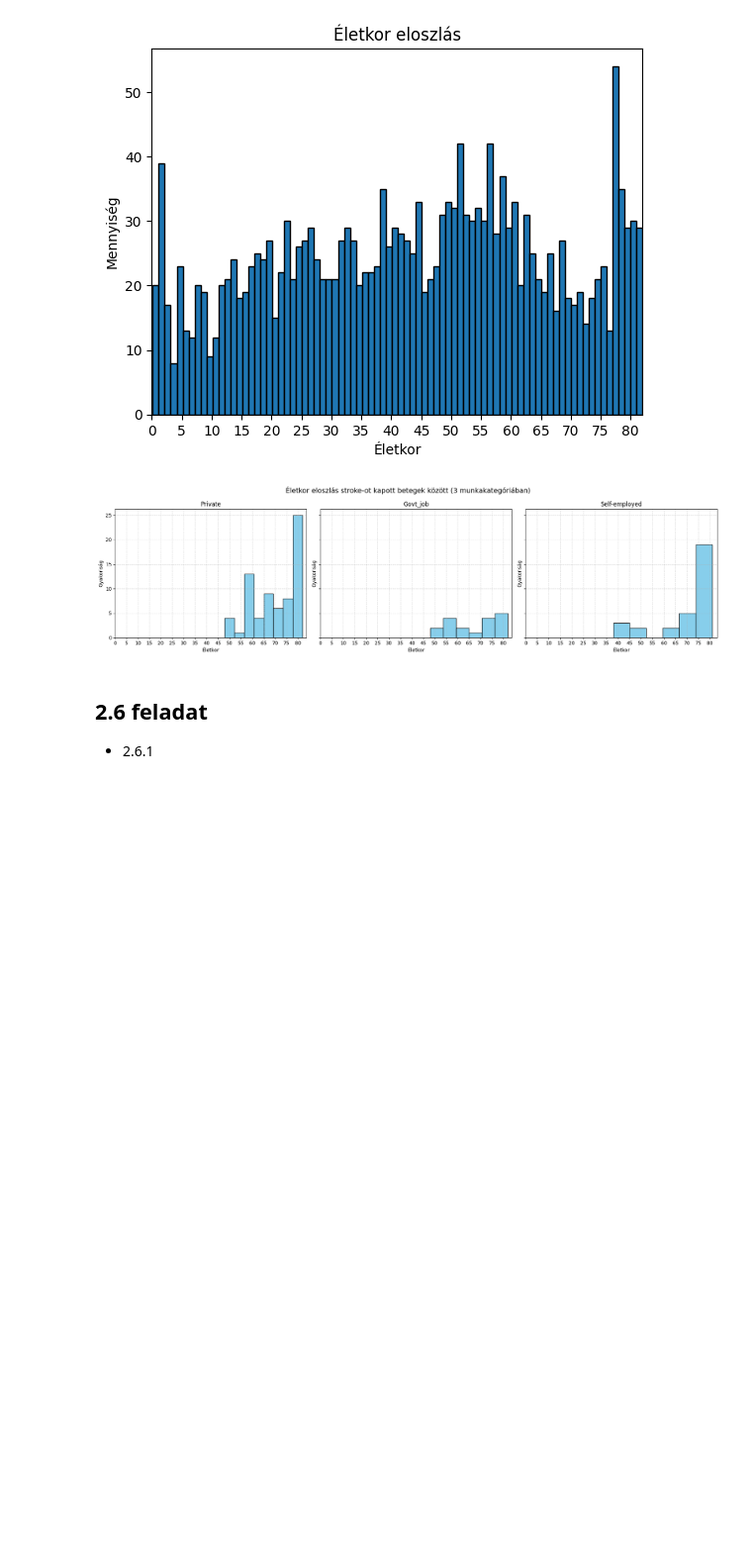
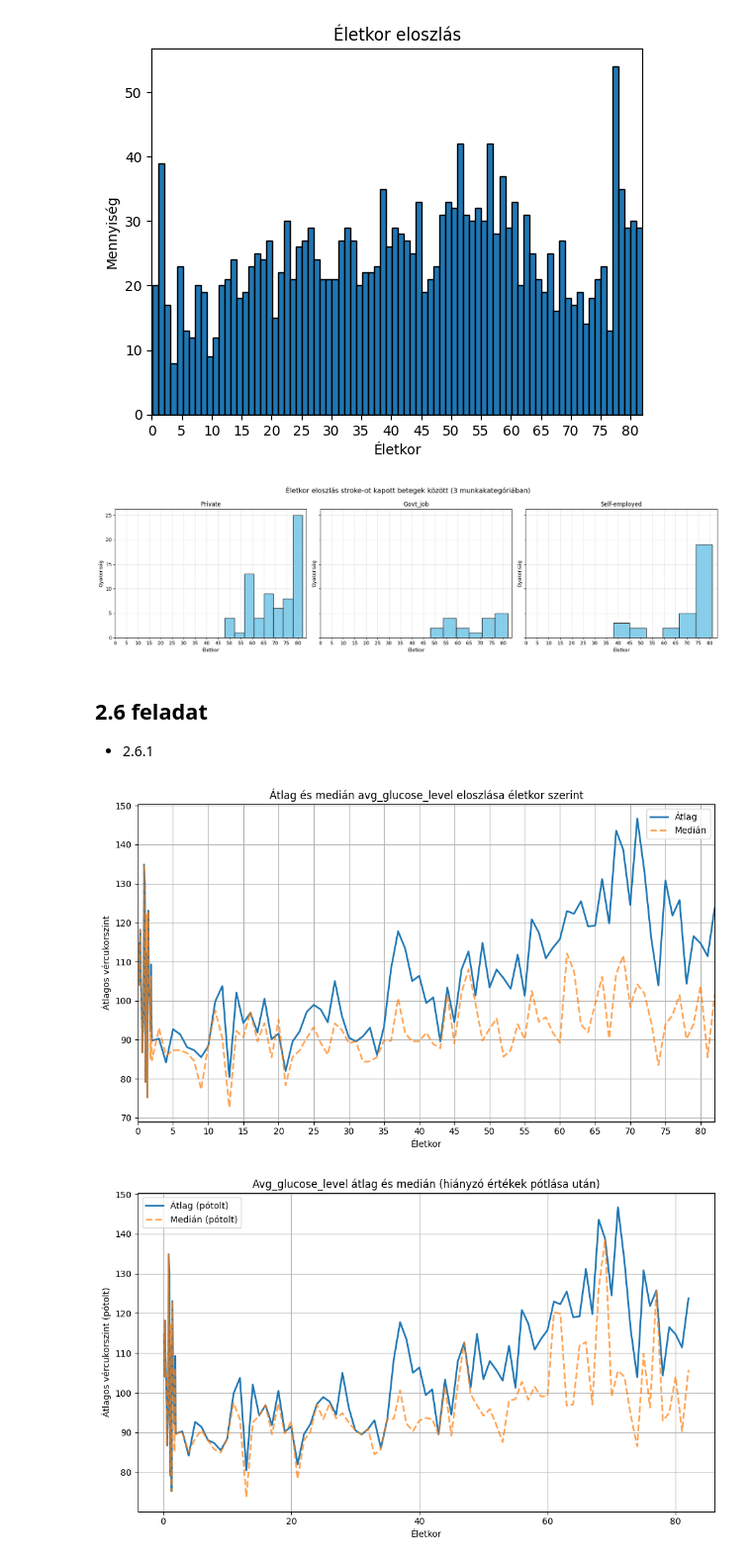
Before and after one commit to Mitosz01/PythonHazi, a Jupyter notebook: LKYEOR_python_adat.ipynb, the cells around one changed output. Shown: that part at 99% size. Drawn from its saved outputs; the diff is of its cells as text; code cells hidden in the pictures; blank space fills up the shorter version.

```diff
--- a/LKYEOR_python_adat.ipynb
+++ b/LKYEOR_python_adat.ipynb
@@ -245,3 +245,50 @@ Name: count, Length: 98, dtype: int64
 # %% [markdown]
 ## 2.6 feladat
 - 2.6.1
+# %%
+df = sampled_data[['age','avg_glucose_level']]
+grouped = df.groupby('age')['avg_glucose_level']
+átlag = grouped.mean()
+medián = grouped.median()
+
+plt.figure(figsize=(10, 6))
+plt.plot(átlag.index, átlag.values, label='Átlag', linewidth=2)
+plt.plot(medián.index, medián.values, label='Medián', linewidth=2, linestyle='--', alpha=0.7)
+
+plt.xlabel('Életkor')
+plt.ylabel('Átlagos vércukorszint')
+plt.xticks(np.arange(0, max(sampled_data['age']), 5))
+plt.xlim(0, max(sampled_data['age']))
+plt.title('Átlag és medián avg_glucose_level eloszlása életkor szerint')
+plt.legend()
+plt.grid(True)
+plt.tight_layout()
+plt.show()
+
+# 2. Hiányzó értékek pótlása az adott életkori átlaggal
+df_filled = sampled_data.copy()
+df_filled['avg_glucose_level'] = df_filled.apply(
+    lambda row: átlag[row['age']] if pd.isna(row['avg_glucose_level']) else row['avg_glucose_level'],
+    axis=1
+)
+
+# 3. Újra csoportosítás és számítás
+df_grouped_filled = df_filled.groupby('age')['avg_glucose_level']
+átlag_filled = df_grouped_filled.mean()
+medián_filled = df_grouped_filled.median()
+
+# 4. Ábra
+plt.figure(figsize=(10, 6))
+plt.plot(átlag_filled.index, átlag_filled.values, label='Átlag (pótolt)', linewidth=2)
+plt.plot(medián_filled.index, medián_filled.values, label='Medián (pótolt)', linewidth=2, linestyle='--', alpha=0.7)
+
+plt.xlabel('Életkor')
+plt.ylabel('Átlagos vércukorszint (pótolt)')
+plt.title('Avg_glucose_level átlag és medián (hiányzó értékek pótlása után)')
+plt.legend()
+plt.grid(True)
+plt.tight_layout()
+plt.show()
+# %% [output]
+[figure, added]
+[figure, added]
```
